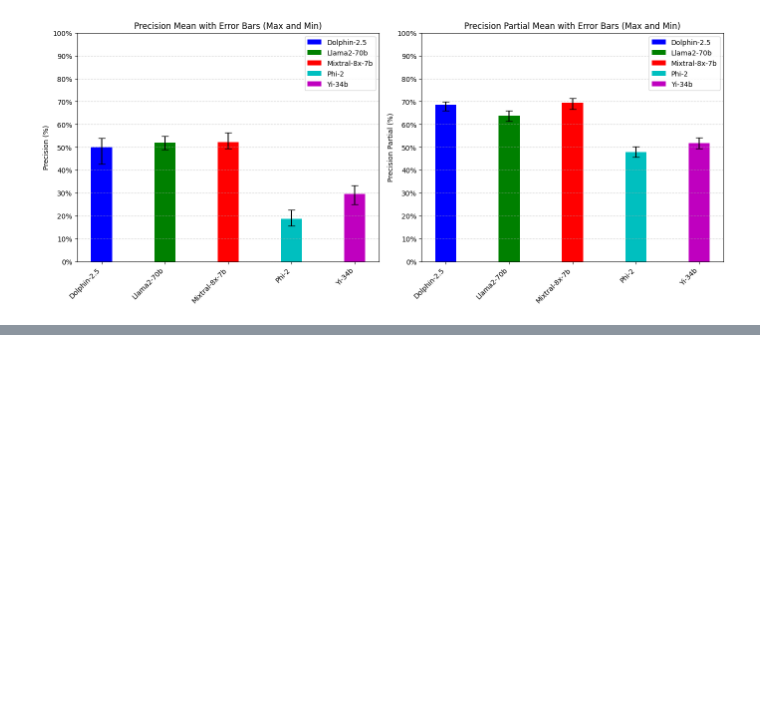
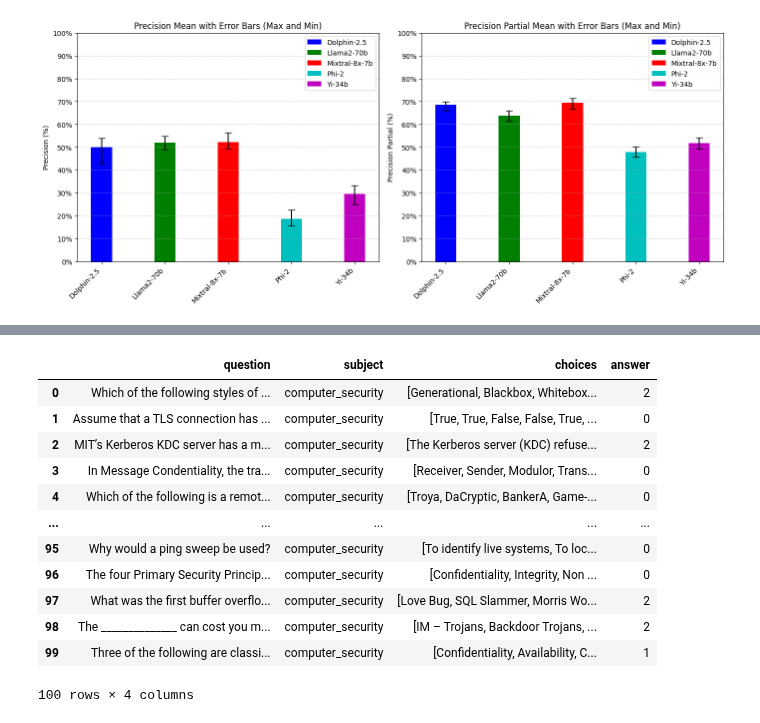
Before and after one commit to cybercampus-se/GenAICyberSecMCQA, a Jupyter notebook: src/mcqa_LLM.ipynb, the cells around one changed output, grey strips where cells are left out. Drawn from its saved outputs; the diff is of its cells as text; code cells hidden in the pictures; blank space fills up the shorter version.

Commit message:
Added mmlu questions, new ipynb file, changed format of 201-301 to mmlu parquet

```diff
--- a/src/mcqa_LLM.ipynb
+++ b/src/mcqa_LLM.ipynb
@@ -422,7 +421,7 @@ def calculate_model_statistics(df):
 # %%
 valid_question_answer = False
 #Create a dataframe with the size of NUM_OF_SHUFFLES which contains the dataframe llm_exam_result
-shuffled_evalutation_df = pd.DataFrame(columns=[ 'Number of Questions','Correctly Answered','Incorrectly Answered','Precision','Precision Partial'])
+shuffled_evalutation_df = pd.DataFrame(columns=[ 'Number of Questions','Correctly Answered','Incorrectly Answered','Accuracy','Accuracy Partial'])
 questions  = pd.read_excel("../data/201-301-CCNA.xlsx")
 #Take the first 20 questions
 questions = questions.head(20)
@@ -666,3 +665,5 @@ Model: Dolphin-2.5
 | 3 | Phi-2 | 0.186275 | 0.225490 | 0.156863 | 0.030218 | 0.479518 | ... |
 | 4 | Yi-34b | 0.295098 | 0.333333 | 0.250000 | 0.033855 | 0.518072 | ... |
 [figure]
+# %%
+test = pd.read_parquet("../data/test-00000-of-00001.parquet")
@@ -668,0 +687,18 @@ Model: Dolphin-2.5
+# %%
+for index_question, row in test.iterrows():
+            #Extract the question, answer and choices from the dataframe
+            question, choices, answers, num_of_correct_answer = extract_exam_info(row)
+# %% [output]
+|  | question | subject | choices | answer |
+| 0 | Which of the following styles of ... | computer_security | [Generational, Blackbox, Whitebox... | 2 |
+| 1 | Assume that a TLS connection has ... | computer_security | [True, True, False, False, True, ... | 0 |
+| 2 | MIT’s Kerberos KDC server has a m... | computer_security | [The Kerberos server (KDC) refuse... | 2 |
+| 3 | In Message Condentiality, the tra... | computer_security | [Receiver, Sender, Modulor, Trans... | 0 |
+| 4 | Which of the following is a remot... | computer_security | [Troya, DaCryptic, BankerA, Game-... | 0 |
+| ... | ... | ... | ... | ... |
+| 95 | Why would a ping sweep be used? | computer_security | [To identify live systems, To loc... | 0 |
+| 96 | The four Primary Security Princip... | computer_security | [Confidentiality, Integrity, Non ... | 0 |
+| 97 | What was the first buffer overflo... | computer_security | [Love Bug, SQL Slammer, Morris Wo... | 2 |
+| 98 | The ______________ can cost you m... | computer_security | [IM – Trojans, Backdoor Trojans, ... | 2 |
+| 99 | Three of the following are classi... | computer_security | [Confidentiality, Availability, C... | 1 |
+100 rows × 4 columns
```
Also changed, not shown: parts of 3 cells of this notebook, 4 other files.
